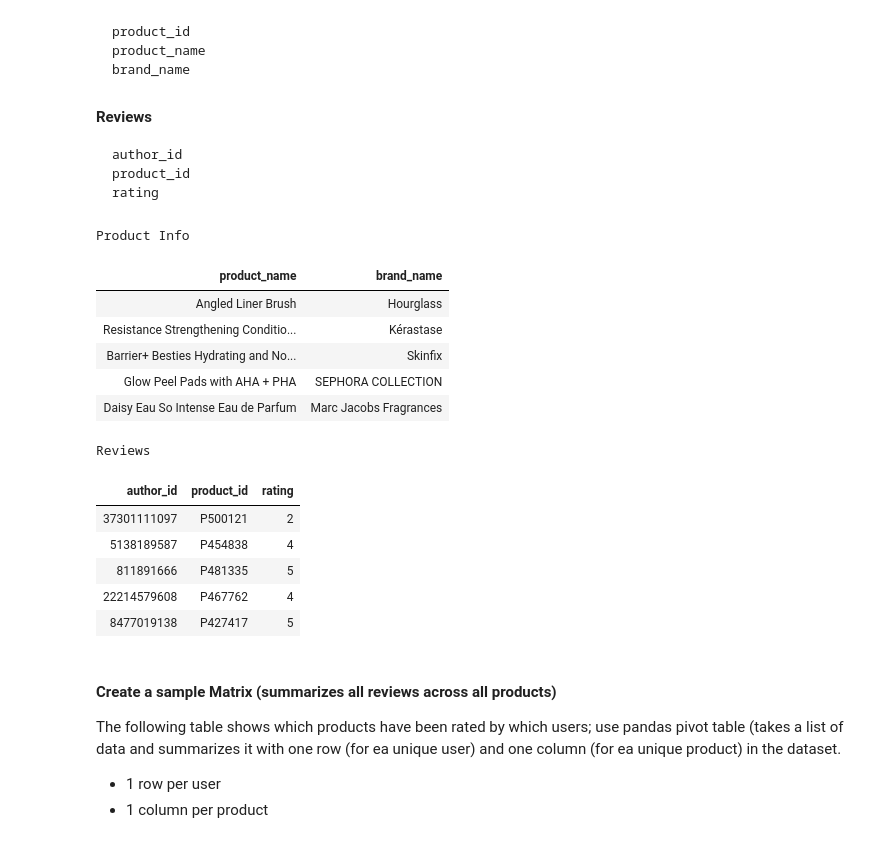
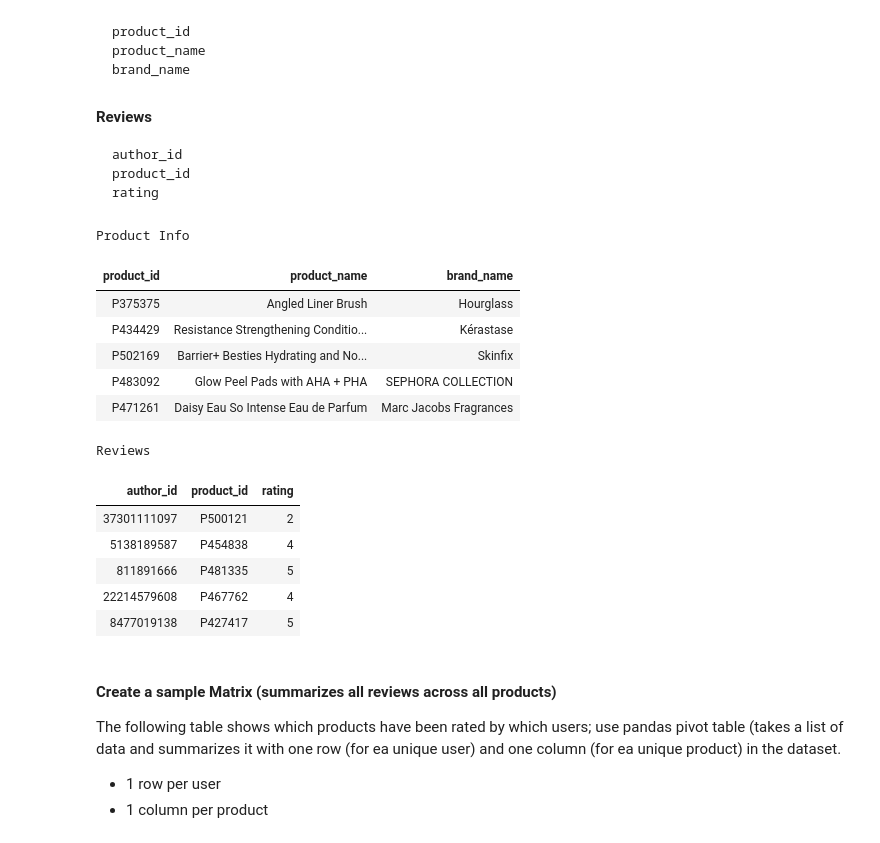
Before and after one commit to renaqd/team1-ADS505, a Jupyter notebook: team1-recommendation_sys.ipynb, the cells around one changed output. Cells and saved outputs as stored; diff of their text form; code cells hidden in the pictures.

Commit message:
updated table display

```diff
--- a/team1-recommendation_sys.ipynb
+++ b/team1-recommendation_sys.ipynb
@@ -97,33 +97,31 @@ The following are the variables that we will be working with for the reccommenda
 # %%
 # Review the two datasets
 datasets = os.path.join("datasets/")
 product_info_indexed = pd.read_csv(datasets + "product_info.csv", index_col="product_id")
-product_cols = product_info_indexed[['product_name', 'brand_name']].sample(n=100, random_state=1).head()
+product_cols = product_info[['product_id', 'product_name', 'brand_name']].sample(n=100, random_state=1).head()
 reviews_rows = all_reviews[['author_id', 'product_id', 'rating']].sample(n=100, random_state=1).head()
 
-# Display tables side by side with titles
 display(HTML(
     f"""
     <div style="display: flex; justify-content: center;">
         <div style="margin-right: 30px;">
             <h3>Product Info</h3>
             {product_cols.to_html(index=False)}
-        </div>
-        <div>
+            <br />
             <h3>Reviews</h3>
             {reviews_rows.to_html(index=False)}
         </div>
     </div>
     """
 ))
 # %% [output]
 Product Info
-| product_name | brand_name |
-| Angled Liner Brush | Hourglass |
-| Resistance Strengthening Conditio... | Kérastase |
-| Barrier+ Besties Hydrating and No... | Skinfix |
-| Glow Peel Pads with AHA + PHA | SEPHORA COLLECTION |
-| Daisy Eau So Intense Eau de Parfum | Marc Jacobs Fragrances |
+| product_id | product_name | brand_name |
+| P375375 | Angled Liner Brush | Hourglass |
+| P434429 | Resistance Strengthening Conditio... | Kérastase |
+| P502169 | Barrier+ Besties Hydrating and No... | Skinfix |
+| P483092 | Glow Peel Pads with AHA + PHA | SEPHORA COLLECTION |
+| P471261 | Daisy Eau So Intense Eau de Parfum | Marc Jacobs Fragrances |
 Reviews
 | author_id | product_id | rating |
 | 37301111097 | P500121 | 2 |
```
